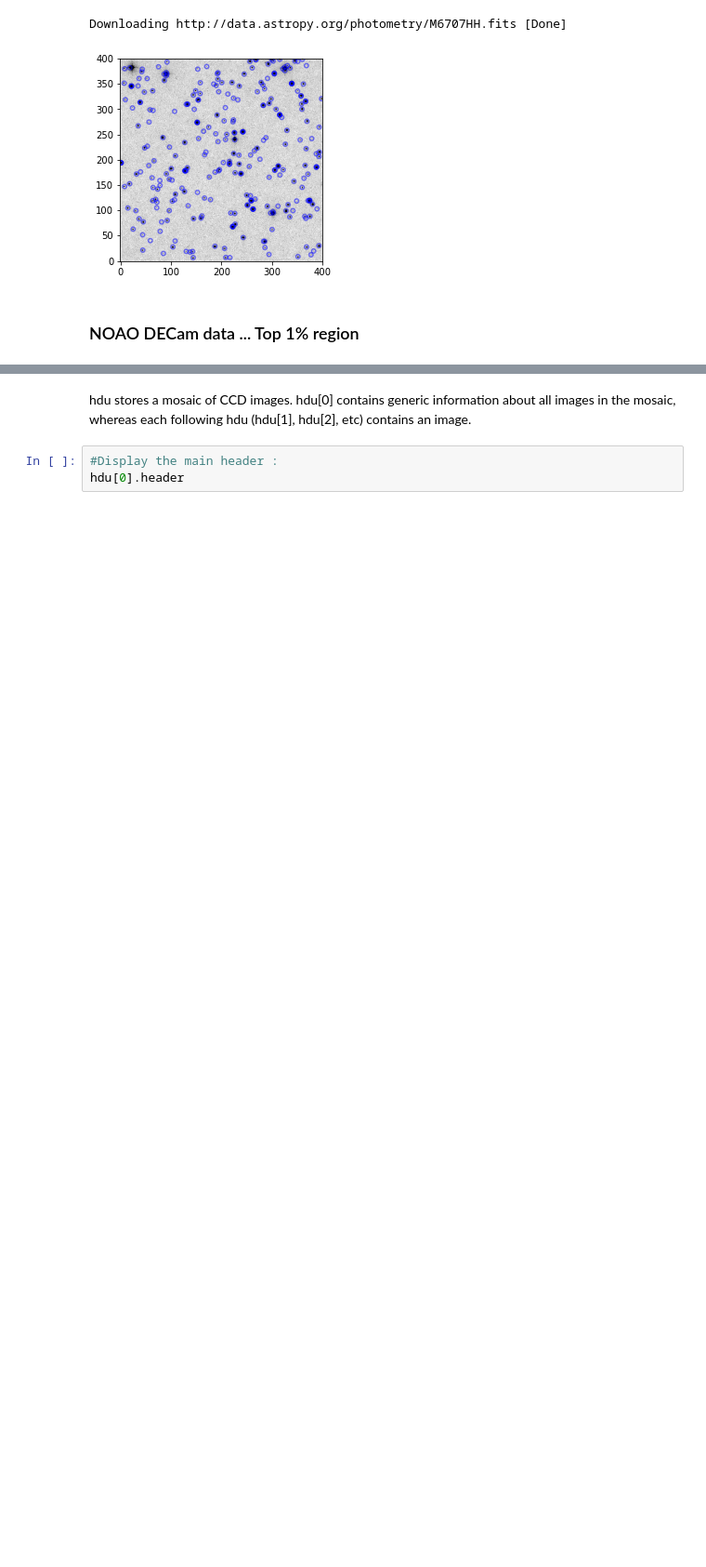
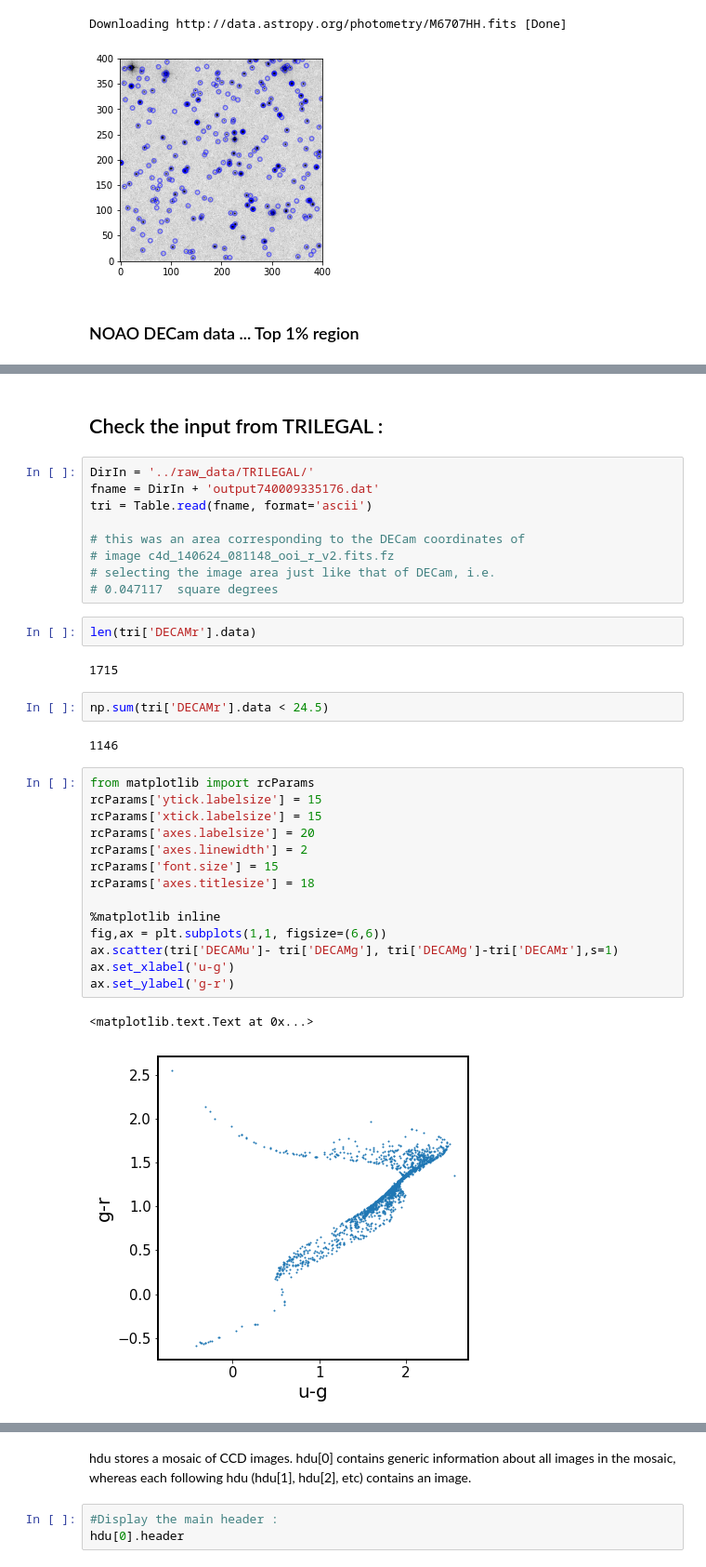
Before and after one commit to suberlak/crowded_fields, a Jupyter notebook: code/source_counting.ipynb, the cells around one changed output, grey strips where cells are left out. Shown at 93% size. Drawn from its saved outputs; the diff is of its cells as text; blank space fills up the shorter version.

```diff
--- a/code/source_counting.ipynb
+++ b/code/source_counting.ipynb
@@ -40,3 +71,39 @@ Downloading http://data.astropy.org/photometry/M6707HH.fits [Done]
+# %% [markdown]
+## Check the input from TRILEGAL  :
+# %%
+DirIn = '../raw_data/TRILEGAL/'
+fname = DirIn + 'output740009335176.dat'
+tri = Table.read(fname, format='ascii')
+
+# this was an area corresponding to the DECam coordinates of
+# image c4d_140624_081148_ooi_r_v2.fits.fz
+# selecting the image area just like that of DECam, i.e.
+# 0.047117  square degrees
+# %%
+len(tri['DECAMr'].data)
+# %% [output]
+1715
+# %%
+np.sum(tri['DECAMr'].data < 24.5)
+# %% [output]
+1146
+# %%
+from matplotlib import rcParams
+rcParams['ytick.labelsize'] = 15
+rcParams['xtick.labelsize'] = 15
+rcParams['axes.labelsize'] = 20
+rcParams['axes.linewidth'] = 2
+rcParams['font.size'] = 15
+rcParams['axes.titlesize'] = 18
+
+%matplotlib inline
+fig,ax = plt.subplots(1,1, figsize=(6,6))
+ax.scatter(tri['DECAMu']- tri['DECAMg'], tri['DECAMg']-tri['DECAMr'],s=1)
+ax.set_xlabel('u-g')
+ax.set_ylabel('g-r')
+# %% [output]
+<matplotlib.text.Text at 0x...>
+[figure, added]
 # %%
 # Read in my compressed FITS file...
 #http://docs.astropy.org/en/stable/io/fits/index.html
```
Also changed, not shown: parts of 15 cells of this notebook, 1 other file.
